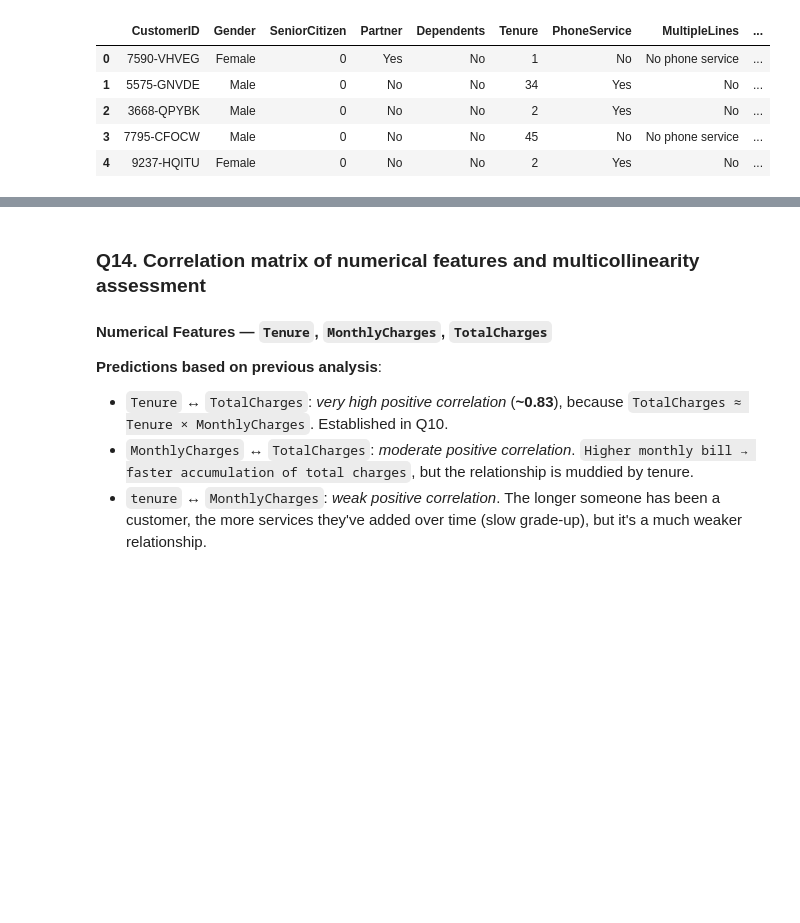
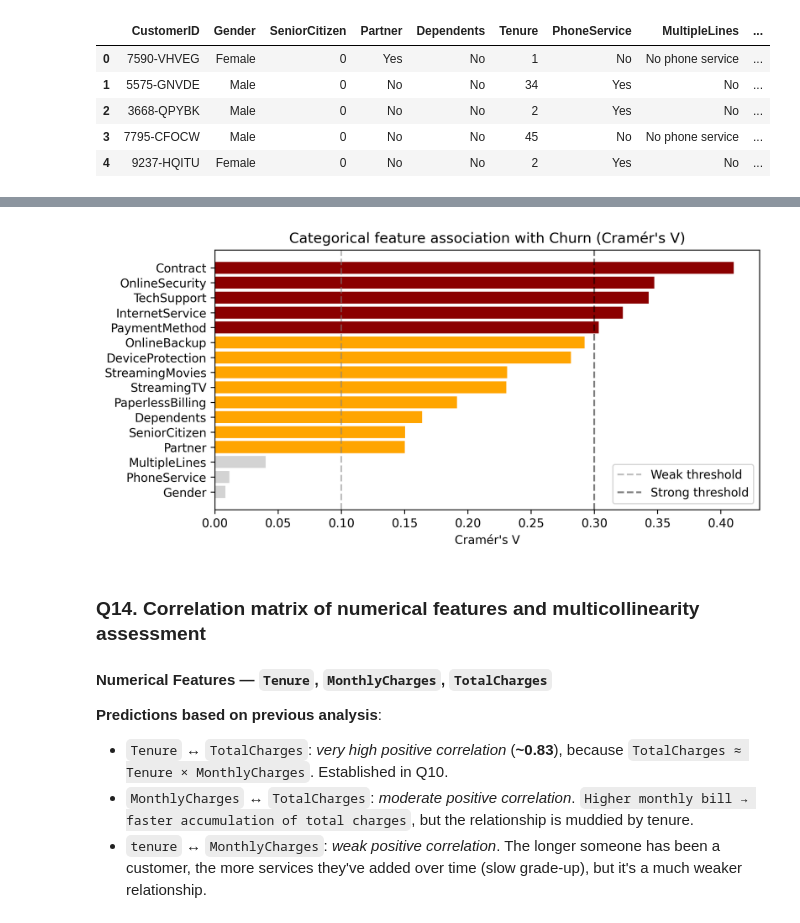
Before and after one commit to rahuldas98rd-png/data-science-portfolio, a Jupyter notebook: projects/01-telco-churn/notebooks/02_statistical_analysis.ipynb, the cells around one changed output, grey strips where cells are left out. Cells and saved outputs as stored; diff of their text form; code cells hidden in the pictures; blank space fills up the shorter version.

```diff
--- a/projects/01-telco-churn/notebooks/02_statistical_analysis.ipynb
+++ b/projects/01-telco-churn/notebooks/02_statistical_analysis.ipynb
@@ -62,0 +64,13 @@ df.head()
+# %%
+from scipy.stats import chi2_contingency
+
+def cramers_v(x, y):
+    """Cramér's V — measure of association between two categorical variables."""
+    confusion = pd.crosstab(x, y)
+    chi2, _, _, _ = chi2_contingency(confusion)
+    n = confusion.sum().sum()
+    r, c = confusion.shape
+    denominator = min(r - 1, c - 1)
+    if denominator == 0:
+        return 0.0
+    return np.sqrt((chi2 / n) / denominator)
@@ -63,3 +209,19 @@ df.head()
+# %%
+plt.figure(figsize=(8, 4))
+colors = ['darkred' if v >= 0.3 else 'orange' if v >= 0.1 else 'lightgray'
+          for v in cramers_table['cramers_v']]
+plt.barh(cramers_table['feature'], cramers_table['cramers_v'], color=colors)
+plt.gca().invert_yaxis()
+plt.axvline(0.1, color='gray', linestyle='--', alpha=0.5, label='Weak threshold')
+plt.axvline(0.3, color='black', linestyle='--', alpha=0.5, label='Strong threshold')
+plt.xlabel("Cramér's V")
+plt.title("Categorical feature association with Churn (Cramér's V)")
+plt.legend(loc='lower right')
+plt.tight_layout()
+plt.savefig(FIGURE_DIR / "07_cramers_v_full_ranking.png", dpi=150, bbox_inches='tight')
+plt.show()
+# %% [output]
+[figure, added]
 # %% [markdown]
 ### Q14. Correlation matrix of numerical features and multicollinearity assessment
 
```
Also changed, not shown: parts of 16 cells of this notebook, 4 other files.
